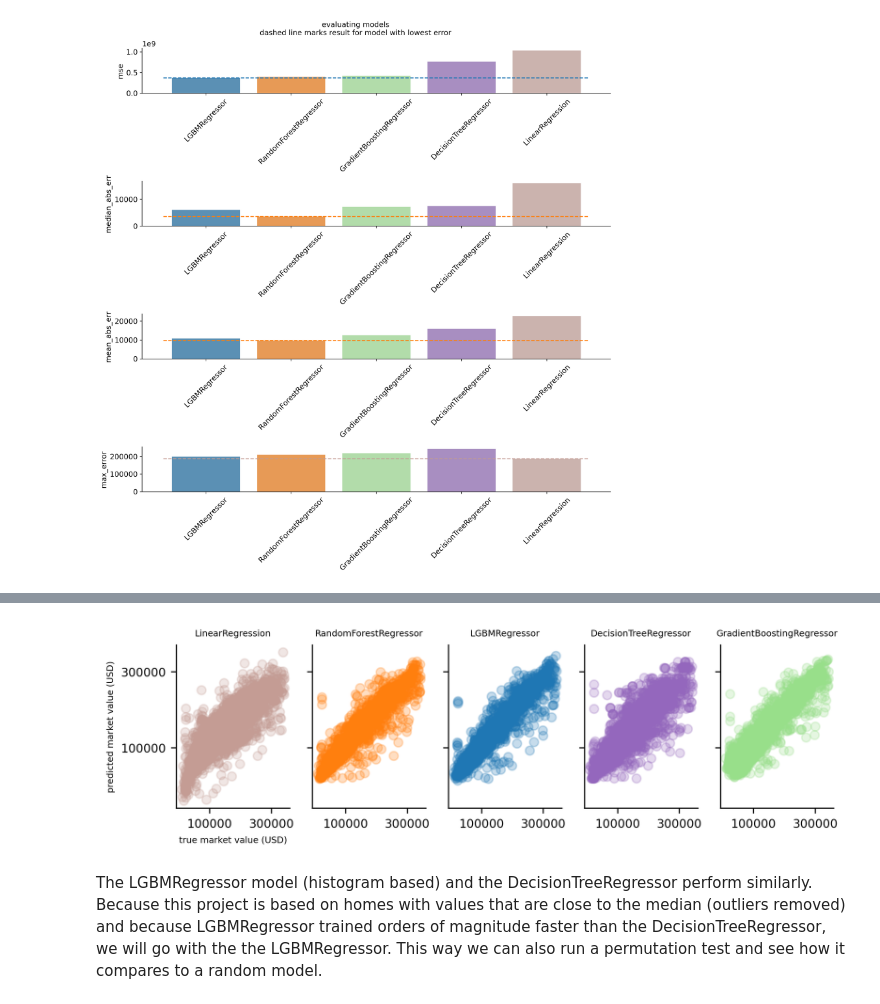
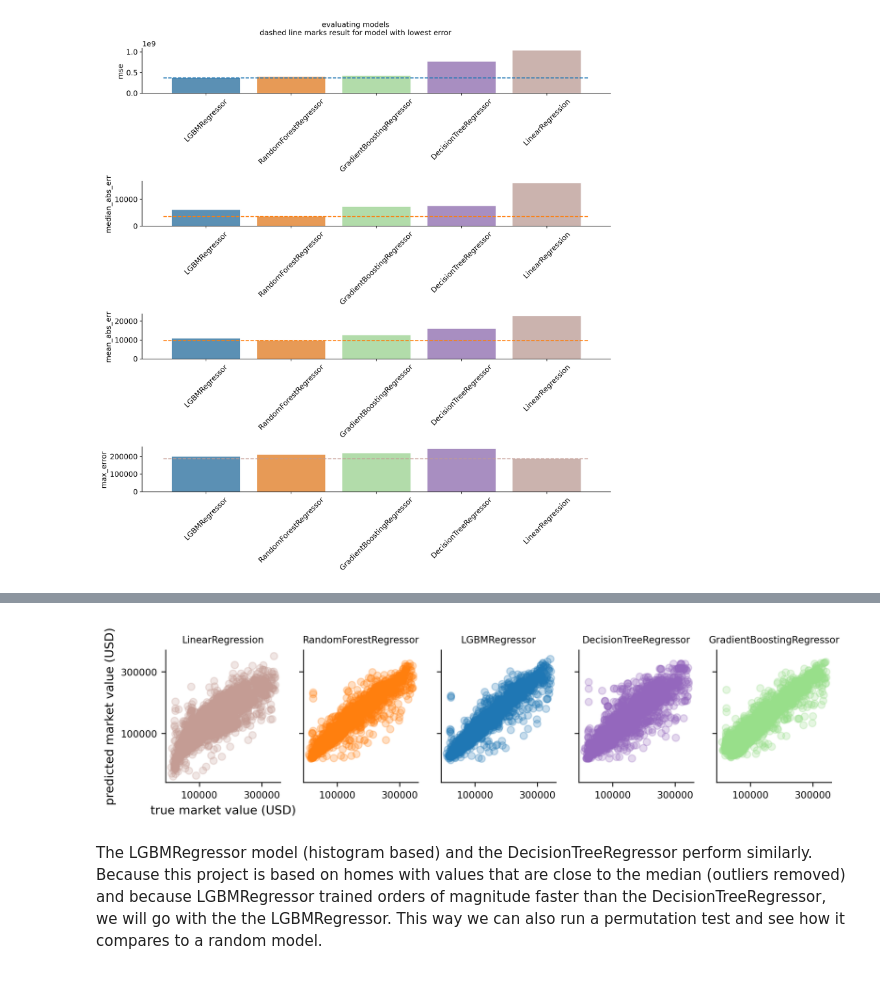
Before and after one commit to kadougherty/philadelphiaprops, a Jupyter notebook: model_development.ipynb, the cells around one changed output, grey strips where cells are left out. Saved outputs shown, nothing was run; the diff lists cells and outputs as text; code cells hidden in the pictures.

```diff
--- a/model_development.ipynb
+++ b/model_development.ipynb
@@ -35,6 +35,8 @@ plt.rcParams['savefig.dpi'] = 100
 plt.rcParams['font.size'] = 12
 plt.rcParams['legend.fontsize'] = 'large'
 plt.rcParams['figure.titlesize'] = 'medium'
+
+figdir = 'plots'
 # %% [markdown]
 ## Load the cleaned data and split into training and test sets
 # %%
@@ -211,6 +213,9 @@ for file in model_files:
         continue
     if file.__contains__('shuf'):
         continue
+    if file.__contains__('fullmdl'):
+        continue
+    print(file)
     mdl = pd.read_pickle(os.path.join(modeldir,file))
     y_pred = mdl.predict(X_test)
     models.append(file)
@@ -276,32 +321,36 @@ for column in results:
 # %%
 model_files = os.listdir(modeldir)
 
 cnt = 0
 plt.rcParams['font.size'] = 8
 
-fig,ax = plt.subplots(nrows=1,ncols=5,figsize=(8,2),sharey=True,sharex=True)
+fig,ax = plt.subplots(nrows=1,ncols=5,figsize=(10,2),sharey=True,sharex=True)
 for file in model_files:
     if file[0] == '.':
         continue
     if file.__contains__('shuf'):
+        continue
+    if file.__contains__('fullmdl'):
         continue
     mdl = pd.read_pickle(os.path.join(modeldir,file))
     y_pred = mdl.predict(X_test)
 
     ax[cnt].scatter(y_test,y_pred,alpha=0.25,color=colordict[file])
 
     ax[cnt].set_xticks(ticks=[100000,300000],rotation=45)
     ax[cnt].set_yticks(ticks=[100000,300000],rotation=45)
-    ax[cnt].set_title(file,fontsize=6)
+    ax[cnt].set_title(file,fontsize=8)
     if cnt == 0:
-        ax[cnt].set_ylabel('predicted market value (USD)',fontsize=6)
-        ax[cnt].set_xlabel('true market value (USD)',fontsize=6)
+        ax[cnt].set_ylabel('predicted market value (USD)',fontsize=10)
+        ax[cnt].set_xlabel('true market value (USD)',fontsize=10)
     sns.despine()
     cnt += 1
 plt.suptitle('')
 plt.show()
+figname = os.path.join(figdir,'true_pred_marketvalue.png')
+fig.savefig(figname,dpi=400,orientation='portrait', transparent=True,bbox_inches='tight')
 # %% [output]
-[figure, old version]
+[figure, new version]
 # %% [markdown]
 The LGBMRegressor model (histogram based) and the DecisionTreeRegressor perform similarly. Because this project is based on homes with values that are close to the median (outliers removed) and because LGBMRegressor trained orders of magnitude faster than the DecisionTreeRegressor, we will go with the the LGBMRegressor. This way we can also run a permutation test and see how it compares to a random model.
 # %% [markdown]
```
Also changed, not shown: parts of 6 cells of this notebook, 3 other files.
